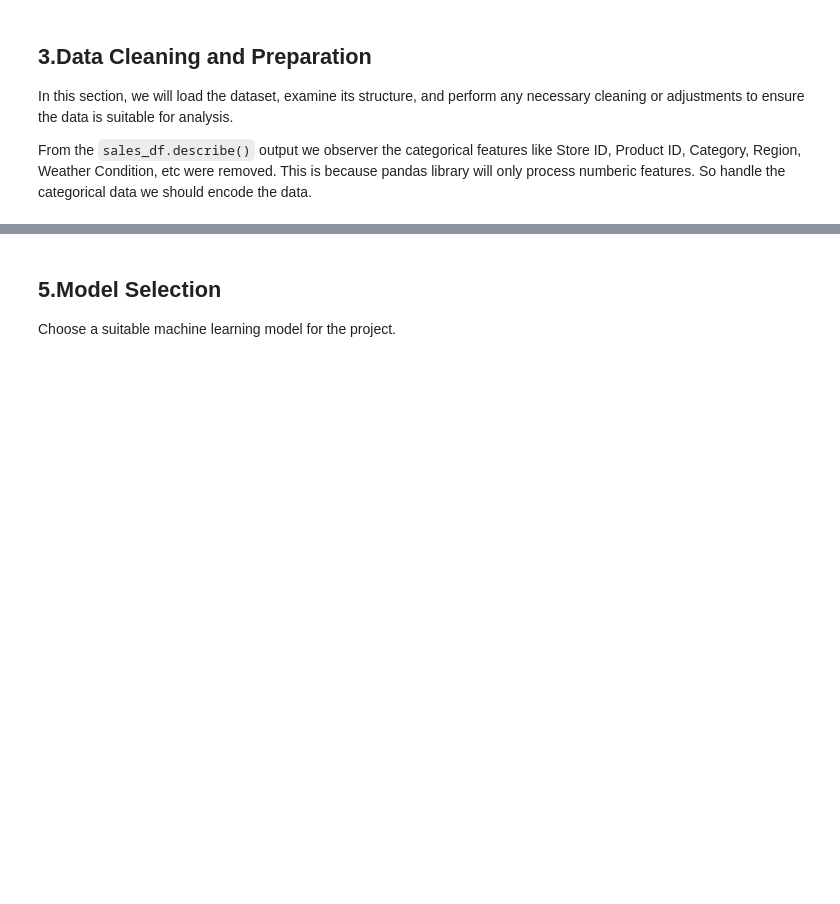
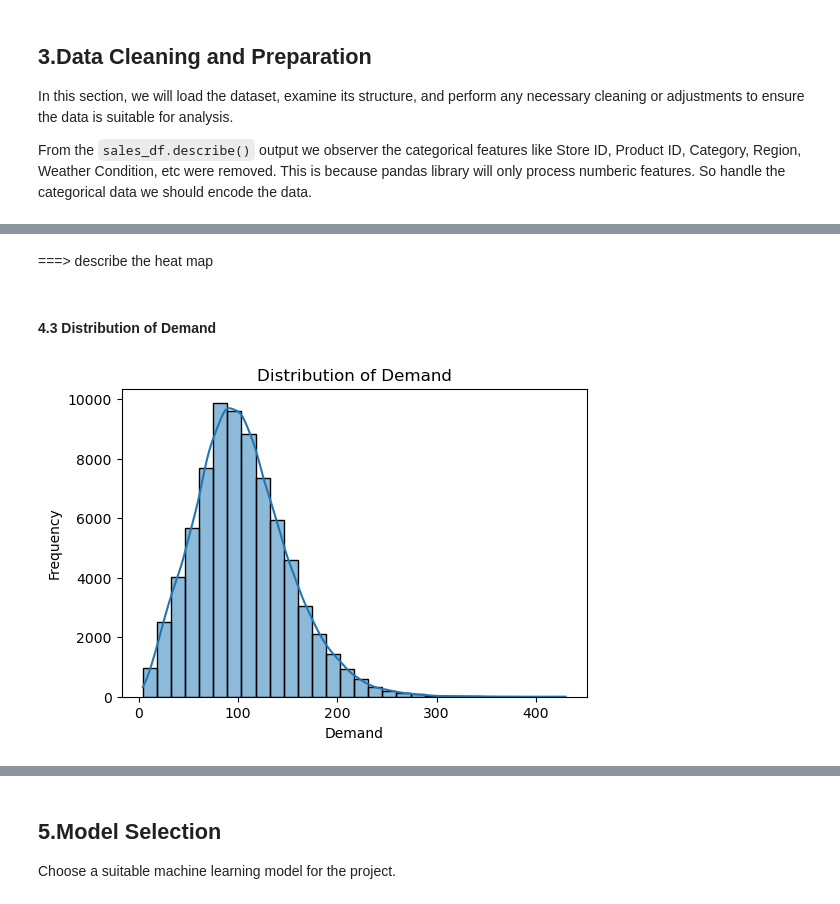
Before and after one commit to JagdishMane/aai-project, a Jupyter notebook: Retail_Inventory_Forcaste_J.ipynb, the cells around one changed output, grey strips where cells are left out. Cells and saved outputs as stored; diff of their text form; code cells hidden in the pictures; blank space fills up the shorter version.

```diff
--- a/Retail_Inventory_Forcaste_J.ipynb
+++ b/Retail_Inventory_Forcaste_J.ipynb
@@ -76,0 +285,14 @@ Perform statistical analysis on the dataset.
+# %% [markdown]
+===> describe the heat map
+# %% [markdown]
+#### 4.3 Distribution of Demand
+# %%
+# Distribution of Target Variable 'Demand'
+plt.figure(figsize=(6,4))
+sns.histplot(sales_df['Demand'], kde=True, bins=30)
+plt.title('Distribution of Demand')
+plt.xlabel('Demand')
+plt.ylabel('Frequency')
+plt.show()
+# %% [output]
+[figure, added]
```
Also changed, not shown: parts of 35 cells of this notebook.
